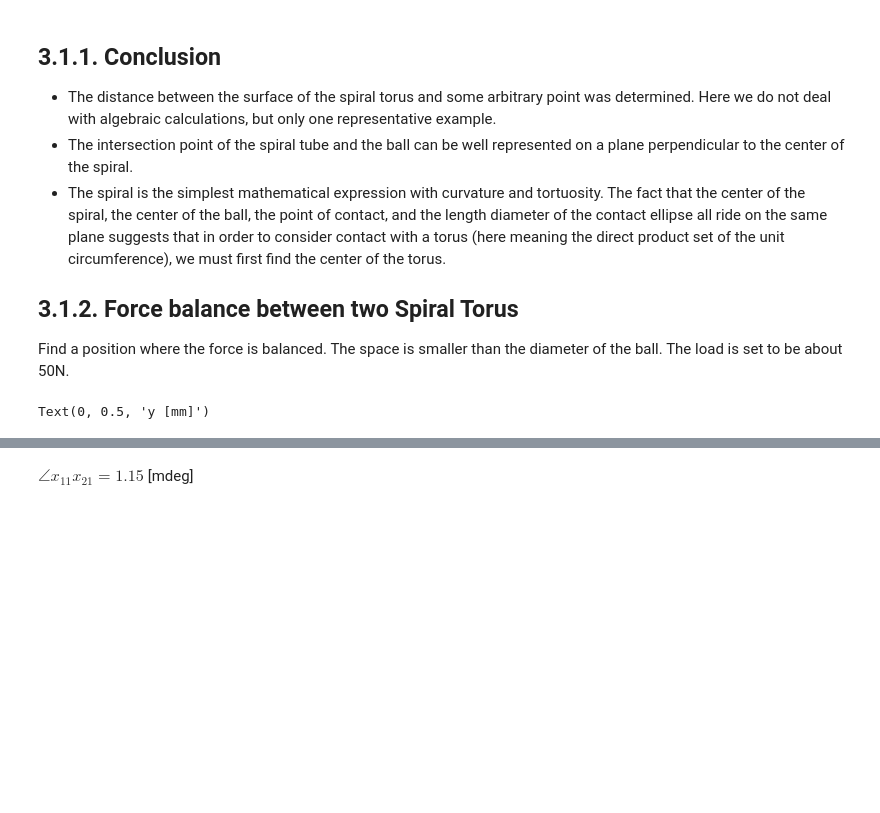
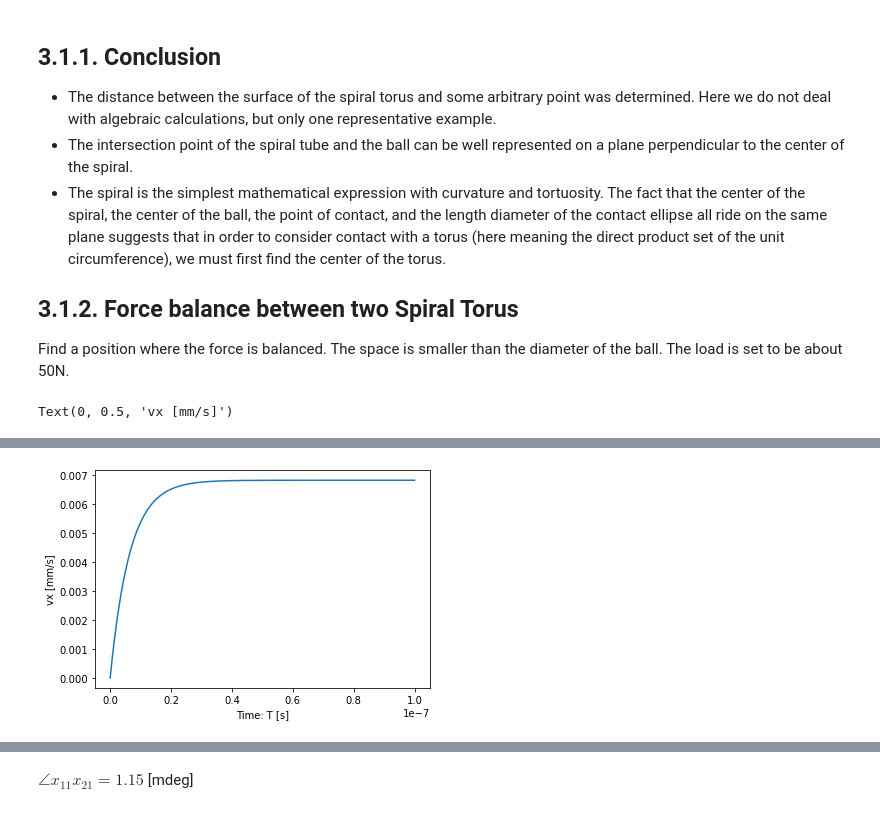
Before and after one commit to CurryMultiSci/Ballscrew-ElasticShaft-withCoulomb, a Jupyter notebook: _3_Friction_between_ball_and_spiral/_3_1_Contact_with_Spiral_Torus/index.ipynb, the cells around one changed output, grey strips where cells are left out. Drawn from its saved outputs; the diff is of its cells as text; code cells hidden in the pictures; blank space fills up the shorter version.

```diff
--- a/_3_Friction_between_ball_and_spiral/_3_1_Contact_with_Spiral_Torus/index.ipynb
+++ b/_3_Friction_between_ball_and_spiral/_3_1_Contact_with_Spiral_Torus/index.ipynb
@@ -154,11 +154,11 @@ rho = 7.9e-3 # [g/mm^3]
 Ball_m = 4/3 * np.pi * R**3 * rho # [g]
 Ball_r_inv = 1.0 / R
 v_ball = np.zeros(3)
-zeta = 0.3
+zeta = 0.2
 xv_ball = np.concatenate([x_ball, v_ball])
 E_Reduced = 231e3 # [N/mm^2]
 # %%
-def va_ball(xv_ball, t, R, SP1, SP2, Ball_r_inv, zeta, E_Reduced):
+def va_ball(xv_ball, t, R, SP1, SP2, Ball_r_inv, zeta, E_Reduced, Ball_m):
     x_ball = xv_ball[:3]
     v_ball = xv_ball[3:]
 
@@ -176,18 +176,18 @@ def va_ball(xv_ball, t, R, SP1, SP2, Ball_r_inv, zeta, E_Reduced):
     v2 = v_ball.dot(exyz2)
     F2 = - TB.Tsuji(k2, zeta, Ball_m, v2, dx2) * exyz2
 
-    a_ball = (F1 + F2) / Ball_m
+    a_ball = (F1 + F2) / Ball_m * 1e6
 
     return np.concatenate([v_ball, a_ball])
 # %%
 from scipy.integrate import odeint
-t = np.linspace(0, 0.2, 1000)
-sol = odeint(va_ball, xv_ball, t, args=(R, SP1, SP2, Ball_r_inv, zeta, E_Reduced))
+t = np.linspace(0, 1e-7, 1000)
+sol = odeint(va_ball, xv_ball, t, args=(R, SP1, SP2, Ball_r_inv, zeta, E_Reduced, Ball_m))
 
 fig, ax = plt.subplots()
-ax.plot(t, sol[:,1])
+ax.plot(t, sol[:,3])
 
 plt.xlabel('Time: T [s]')
-plt.ylabel('y [mm]')
+plt.ylabel('vx [mm/s]')
 # %% [output]
-Text(0, 0.5, 'y [mm]')
+Text(0, 0.5, 'vx [mm/s]')
@@ -195,3 +194,4 @@ Text(0, 0.5, 'y [mm]')
+[figure, added]
 # %% [markdown]
 The geometric positioning is shown in the following figure.
 
```
Also changed, not shown: parts of 9 cells of this notebook.
